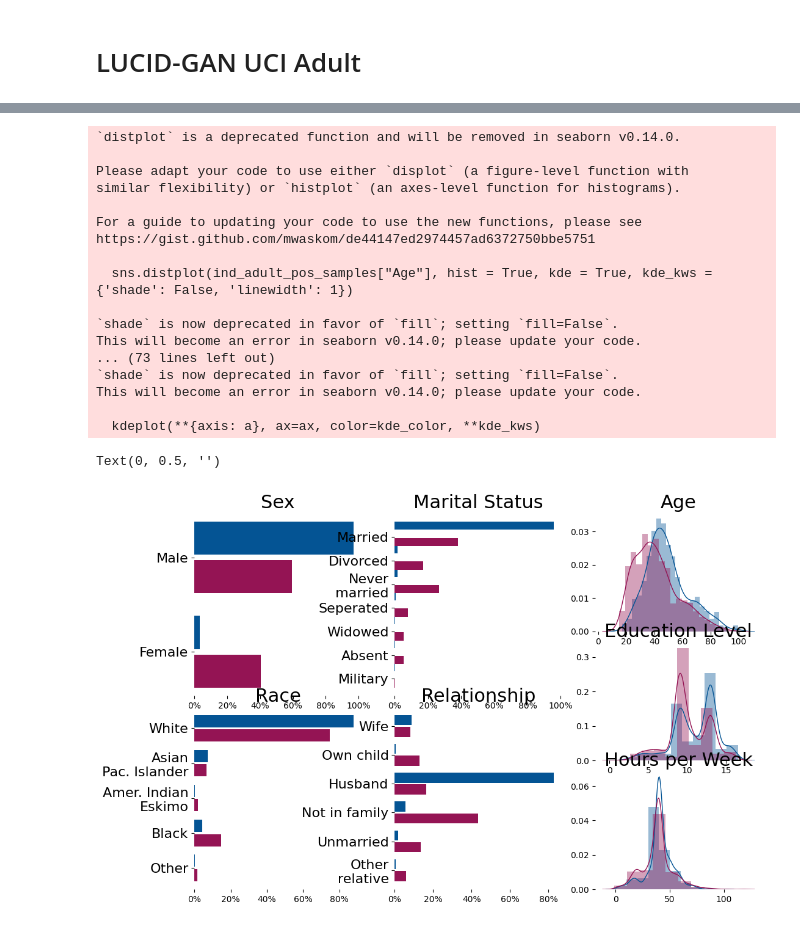
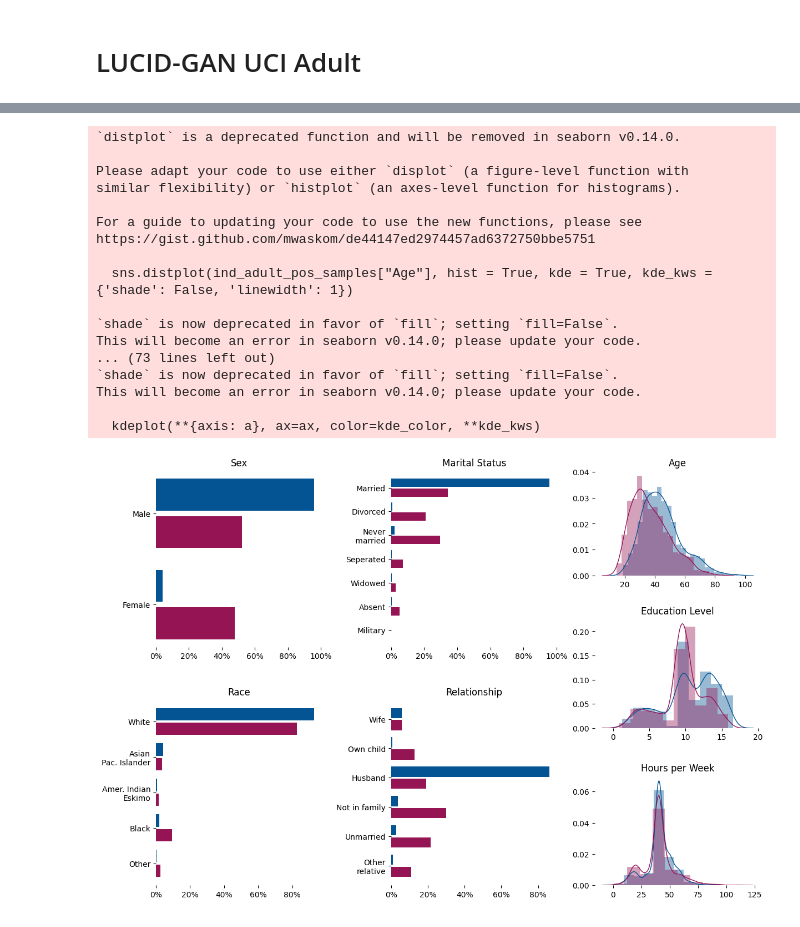
Before and after one commit to Integrated-Intelligence-Lab/canonical_sets, a Jupyter notebook: examples/example_GAN_adult.ipynb, the cells around one changed output, grey strips where cells are left out. Cells and saved outputs as stored; diff of their text form; code cells hidden in the pictures.

```diff
--- a/examples/example_GAN_adult.ipynb
+++ b/examples/example_GAN_adult.ipynb
@@ -8,7 +8,6 @@ import seaborn as sns
 from matplotlib.ticker import MaxNLocator
 from matplotlib import rcParams
 from cycler import cycler
-rcParams['axes.prop_cycle'] = cycler('color', ['#029386', '#8C000F', '#4eb99d', '#404387'])
 
 import numpy as np
 import pandas as pd
@@ -359,18 +356,14 @@ plt.show()
 # %%
 rcParams['axes.prop_cycle'] = cycler('color', ['#045494', '#941454'])
-fontsize=16
-fonttitle=22
-ind_adult_pos_samples = ind_adult_lucidgan.sample(1000, conditional=pd.DataFrame({"preds": [1]}))
-ind_adult_neg_samples = ind_adult_lucidgan.sample(1000, conditional=pd.DataFrame({"preds": [0]}))
 
-# Figure Adult: LUCID vs LUCID-GAN
-fig = plt.figure(constrained_layout=False, figsize=(12, 8))
+# Figure Adult
+fig = plt.figure(constrained_layout=True, figsize=(12, 8))
 spec = fig.add_gridspec(6, 3)
 width = 0.35
 
 # Fig 1
 ax1 = fig.add_subplot(spec[0:3, 0:1])
-ax1.set_title('Sex', fontsize=fonttitle)
+ax1.set_title('Sex')
 labels=['Male','Female']
 x = np.arange(len(labels))
 
@@ -387,15 +380,15 @@ ax1.barh(x - width/2-0.03, [lucidgan_sex_count["Male"], lucidgan_sex_count["Fema
 ax1.barh(x + width/2+0.03, [lucidgan_sex_count_neg["Male"], lucidgan_sex_count_neg["Female"]], width, label='LUCID-GAN')
 
 ax1.set_yticks(x)
-ax1.set_yticklabels(labels, fontsize=fontsize)
+ax1.set_yticklabels(labels)
 ax1.invert_yaxis()
 ax1.xaxis.set_major_formatter(mtick.PercentFormatter(1000, decimals=0))
 
 plt.box(False)
 
-# # Fig 2
+# Fig 2
 ax2 = fig.add_subplot(spec[3:6,0:1])
-ax2.set_title('Race', fontsize=fonttitle)
+ax2.set_title('Race')
 labels=['White','Asian\nPac. Islander','Amer. Indian\nEskimo','Black','Other']
 x = np.arange(len(labels))
 
@@ -417,7 +410,7 @@ ax2.barh(x + width/2+0.03, [lucidgan_race_count_neg["White"], lucidgan_race_coun
                             lucidgan_race_count_neg["Other"]], width, label='LUCID-GAN')
 
 ax2.set_yticks(x)
-ax2.set_yticklabels(labels, fontsize=fontsize)
+ax2.set_yticklabels(labels)
 ax2.invert_yaxis()
 
 ax2.xaxis.set_major_formatter(mtick.PercentFormatter(1000, decimals=0))
@@ -426,7 +419,7 @@ plt.box(False)
 
 # Fig 3
 ax3 = fig.add_subplot(spec[0:3,1:2])
-ax3.set_title('Marital Status', fontsize=fonttitle)
+ax3.set_title('Marital Status')
 labels=['Married','Divorced','Never\n married','Seperated','Widowed','Absent','Military']
 x = np.arange(len(labels))
 
@@ -439,7 +432,7 @@ for i in adult_data["Martial Status"].unique()[[i not in lucidgan_status_count f
 for i in adult_data["Martial Status"].unique()[[i not in lucidgan_status_count_neg for i in adult_data["Martial Status"].unique()]]:
     lucidgan_status_count_neg[i] = 0
 
-ax3.barh(x - width/2-0.31, [lucidgan_status_count["Married-civ-spouse"], lucidgan_status_count["Divorced"],
+ax3.barh(x - width/2-0.03, [lucidgan_status_count["Married-civ-spouse"], lucidgan_status_count["Divorced"],
                             lucidgan_status_count["Never-married"], lucidgan_status_count["Separated"],
                             lucidgan_status_count["Widowed"], lucidgan_status_count["Married-spouse-absent"],
                             lucidgan_status_count["Married-AF-spouse"]], width, label='LUCID-GAN')
@@ -450,7 +443,7 @@ ax3.barh(x + width/2+0.03, [lucidgan_status_count_neg["Married-civ-spouse"], luc
                             lucidgan_status_count_neg["Married-AF-spouse"]], width, label='LUCID-GAN')
 
 ax3.set_yticks(x)
-ax3.set_yticklabels(labels, fontsize=fontsize)
+ax3.set_yticklabels(labels)
 ax3.invert_yaxis()
 
 ax3.xaxis.set_major_formatter(mtick.PercentFormatter(1000, decimals=0))
@@ -458,8 +451,8 @@ ax3.xaxis.set_major_formatter(mtick.PercentFormatter(1000, decimals=0))
 plt.box(False)
 
 # Fig 4
-ax4 = fig.add_subplot(spec[ 3:6,1:2])
-ax4.set_title('Relationship', fontsize=fonttitle)
+ax4 = fig.add_subplot(spec[3:6,1:2])
+ax4.set_title('Relationship')
 labels=["Wife", "Own child", "Husband", "Not in family", "Unmarried","Other\nrelative"]
 x = np.arange(len(labels))
 
@@ -484,15 +477,15 @@ ax4.barh(x + width/2+0.03, [lucidgan_relation_count_neg["Wife"], lucidgan_relati
 
 ax4.invert_yaxis()
 ax4.set_yticks(x)
-ax4.set_yticklabels(labels, fontsize=fontsize)
+ax4.set_yticklabels(labels)
 
 ax4.xaxis.set_major_formatter(mtick.PercentFormatter(1000, decimals=0))
 
 plt.box(False)
 
 # Fig 5
-ax5 = fig.add_subplot(spec[ 0:2,-1])
-ax5.set_title('Age', fontsize=fonttitle)
+ax5 = fig.add_subplot(spec[0:2,-1])
+ax5.set_title('Age')
 plt.box(False)
 # ax5.yaxis.set_major_formatter(mtick.PercentFormatter(xmax=0.1,decimals=0))
 sns.distplot(ind_adult_pos_samples["Age"], hist = True, kde = True, kde_kws = {'shade': False, 'linewidth': 1})
@@ -502,8 +495,8 @@ plt.xlabel('')
 plt.ylabel('')
 
 # Fig 6
-ax6 = fig.add_subplot(spec[ 2:4,-1])
-ax6.set_title('Education Level', fontsize=fonttitle)
+ax6 = fig.add_subplot(spec[2:4,-1])
+ax6.set_title('Education Level')
 plt.box(False)
 # ax6.yaxis.set_major_formatter(mtick.PercentFormatter(xmax=0.1,decimals=0))
 sns.distplot(ind_adult_pos_samples["Education-Num"], hist = True, kde = True, kde_kws = {'shade': False, 'linewidth': 1}, bins=10)
@@ -512,38 +505,37 @@ sns.distplot(ind_adult_neg_samples["Education-Num"], hist = True, kde = True, kd
 plt.xlabel('')
 plt.ylabel('')
 
 # Fig 7
-ax7 = fig.add_subplot(spec[ 4:6,-1])
-ax7.set_title('Hours per Week', fontsize=fonttitle)
+ax7 = fig.add_subplot(spec[4:6,-1])
+ax7.set_title('Hours per Week')
 plt.box(False)
 # ax7.yaxis.set_major_formatter(mtick.PercentFormatter(xmax=0.1,decimals=0))
 sns.distplot(ind_adult_pos_samples["Hours per week"], hist = True, kde = True, kde_kws = {'shade': False, 'linewidth': 1}, bins=10)
 sns.distplot(ind_adult_neg_samples["Hours per week"], hist = True, kde = True, kde_kws = {'shade': False, 'linewidth': 1}, bins=10)
 
 plt.xlabel('')
 plt.ylabel('')
 
-# plt.savefig("indirect_discrimination_adult_pos_neg.pdf", format="pdf", bbox_inches='tight')
+plt.savefig("indirect_discrimination_adult_pos_neg.pdf", format="pdf", bbox_inches='tight')
 # %% [output]
 `distplot` is a deprecated function and will be removed in seaborn v0.14.0.
 
 Please adapt your code to use either `displot` (a figure-level function with
 similar flexibility) or `histplot` (an axes-level function for histograms).
 
 For a guide to updating your code to use the new functions, please see
 https://gist.github.com/mwaskom/de44147ed2974457ad6372750bbe5751
 
   sns.distplot(ind_adult_pos_samples["Age"], hist = True, kde = True, kde_kws = {'shade': False, 'linewidth': 1})
 
 `shade` is now deprecated in favor of `fill`; setting `fill=False`.
 This will become an error in seaborn v0.14.0; please update your code.
 ... (73 lines left out)
 `shade` is now deprecated in favor of `fill`; setting `fill=False`.
 This will become an error in seaborn v0.14.0; please update your code.
 
   kdeplot(**{axis: a}, ax=ax, color=kde_color, **kde_kws)
-Text(0, 0.5, '')
-[figure, old version]
+[figure, new version]
 # %%
 rcParams['axes.prop_cycle'] = cycler('color', ['#4eb99d', '#404387'])
 
```
Also changed, not shown: parts of 12 cells of this notebook, 5 other files.
